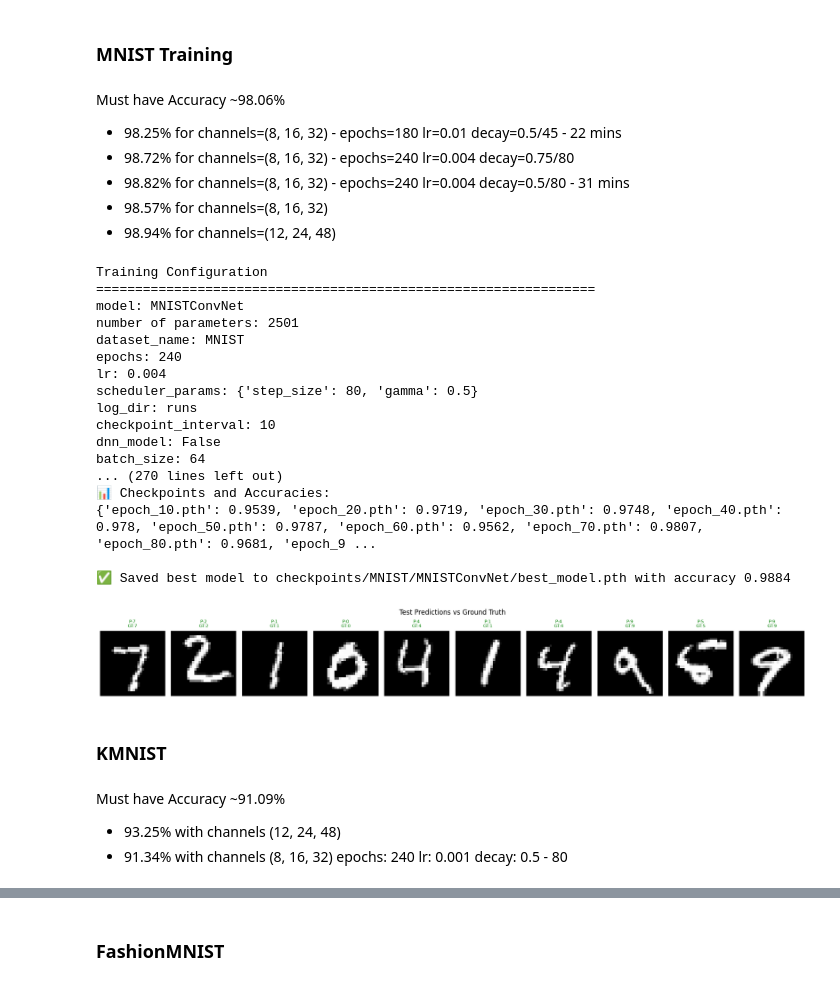
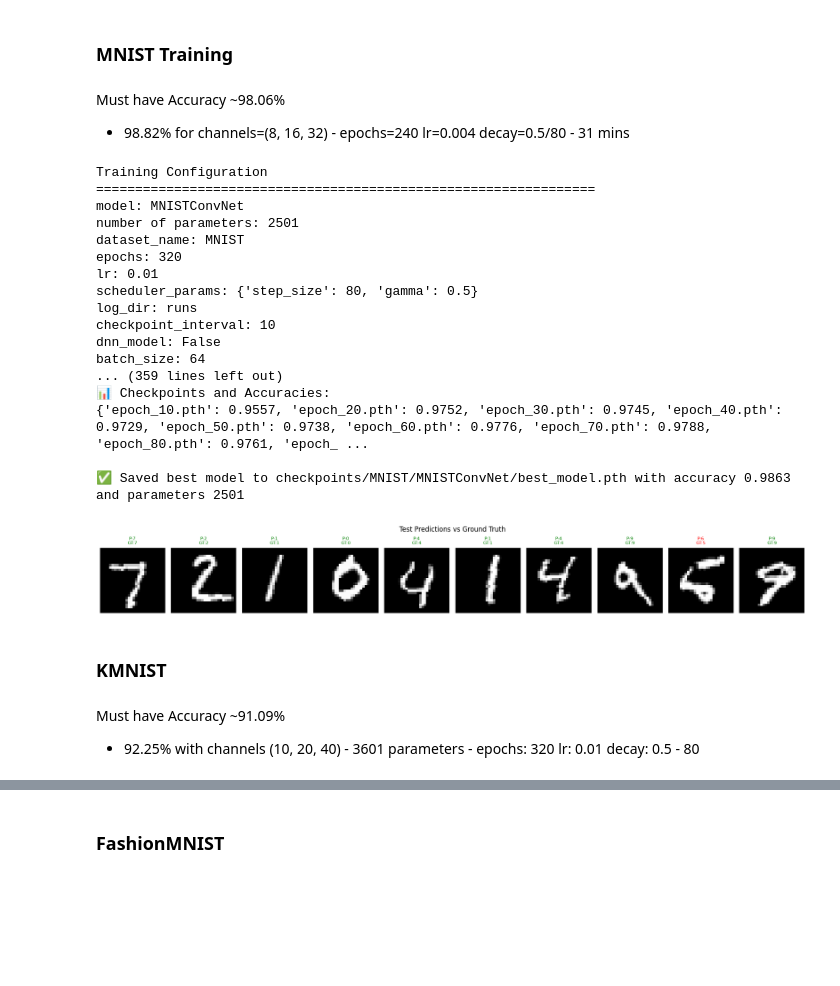
Before and after one commit to anhkhoa706/python-for-dl-homework, a Jupyter notebook: week08/cnn_mnist_fashion_kmnist.ipynb, the cells around one changed output, grey strips where cells are left out. Cells and saved outputs as stored; diff of their text form; code cells hidden in the pictures; blank space fills up the shorter version.

```diff
--- a/week08/cnn_mnist_fashion_kmnist.ipynb
+++ b/week08/cnn_mnist_fashion_kmnist.ipynb
@@ -97,7 +97,8 @@ class BaseConvNet(nn.Module):
         def dw_conv(in_channels, out_channels, use_se=False):
             layers = [
                 # Depthwise convolution: one filter per channel.
-                nn.Conv2d(in_channels, in_channels, kernel_size=3, padding=1, groups=in_channels, bias=False),
+                nn.Conv2d(in_channels, in_channels, kernel_size=3, padding=1,
+                          groups=in_channels, bias=False),
                 nn.BatchNorm2d(in_channels),
                 nn.ReLU(inplace=True),
                 # Pointwise convolution: 1x1 convolution to mix channels.
@@ -112,11 +113,13 @@ class BaseConvNet(nn.Module):
         # First Stage:
         # Increase from 1 input channel (grayscale) to channels[0].
         # Apply an SE block to recalibrate early features.
-        self.layer1 = dw_conv(1, channels[0], use_se=True)    # Output: (channels[0] x 28 x 28)
+        self.layer1 = dw_conv(1, channels[0], use_se=True)
+        # Output: (channels[0] x 28 x 28)
         self.pool1 = nn.MaxPool2d(2)  # Downsample: 28x28 -> 14x14
 
         # Second Stage:
-        # Increase from channels[0] to channels[1], plus an extra block for additional refinement.
+        # Increase from channels[0] to channels[1],
+        # plus an extra block for additional refinement.
         self.layer2 = dw_conv(channels[0], channels[1], use_se=True)
         self.layer2_extra = dw_conv(channels[1], channels[1], use_se=False)
         self.pool2 = nn.MaxPool2d(2)  # Downsample: 14x14 -> 7x7
@@ -165,7 +168,7 @@ class MNISTConvNet(BaseConvNet):
 class KMNISTConvNet(BaseConvNet):
     def __init__(self, num_classes=10):
         # KMNIST: Slightly more complex than MNIST; use moderate capacity.
-        channels = (12, 24, 48) # (12, 24, 48) # (16, 32, 64) # (24, 48, 96)
+        channels = (10, 20, 40) #(12, 24, 48) # (16, 32, 64) # (24, 48, 96)
         super(KMNISTConvNet, self).__init__(num_classes=num_classes, channels=channels)
 
 class FashionMNISTConvNet(BaseConvNet):
@@ -563,37 +553,44 @@ training_config_mnist = TrainingConfig(
 # %% [markdown]
 Must have Accuracy ~98.06%
-- 98.25% for channels=(8, 16, 32) - epochs=180 lr=0.01 decay=0.5/45 - 22 mins
-- 98.72% for channels=(8, 16, 32) - epochs=240 lr=0.004 decay=0.75/80
 - 98.82% for channels=(8, 16, 32) - epochs=240 lr=0.004 decay=0.5/80 - 31 mins
-- 98.57% for channels=(8, 16, 32)
-- 98.94% for channels=(12, 24, 48)
 # %%
+# Create a training configuration object
+training_config_mnist = TrainingConfig(
+    dataset_name="MNIST",
+    epochs=320,
+    lr=0.01,
+    scheduler_params={"step_size": 80, "gamma": 0.5},
+    log_dir="runs",
+    checkpoint_interval=10,
+    dnn_model=False,  # Set to True to use DNN model
+    batch_size=64,
+    augment=True  # Set to True to apply data augmentation
+)
 run_training_pipeline(config=training_config_mnist)
 # %% [output]
 Training Configuration
 ================================================================
 model: MNISTConvNet
 number of parameters: 2501
 dataset_name: MNIST
-epochs: 240
-lr: 0.004
+epochs: 320
+lr: 0.01
 scheduler_params: {'step_size': 80, 'gamma': 0.5}
 log_dir: runs
 checkpoint_interval: 10
 dnn_model: False
 batch_size: 64
-... (270 lines left out)
+... (359 lines left out)
 📊 Checkpoints and Accuracies:
-{'epoch_10.pth': 0.9539, 'epoch_20.pth': 0.9719, 'epoch_30.pth': 0.9748, 'epoch_40.pth': 0.978, 'epoch_50.pth': 0.9787, 'epoch_60.pth': 0.9562, 'epoch_70.pth': 0.9807, 'epoch_80.pth': 0.9681, 'epoch_9 ...
+{'epoch_10.pth': 0.9557, 'epoch_20.pth': 0.9752, 'epoch_30.pth': 0.9745, 'epoch_40.pth': 0.9729, 'epoch_50.pth': 0.9738, 'epoch_60.pth': 0.9776, 'epoch_70.pth': 0.9788, 'epoch_80.pth': 0.9761, 'epoch_ ...
 
-✅ Saved best model to checkpoints/MNIST/MNISTConvNet/best_model.pth with accuracy 0.9884
+✅ Saved best model to checkpoints/MNIST/MNISTConvNet/best_model.pth with accuracy 0.9863 and parameters 2501
-[figure, old version]
+[figure, new version]
 # %% [markdown]
 ### KMNIST
 # %% [markdown]
 Must have Accuracy ~91.09%
-- 93.25% with channels (12, 24, 48)
-- 91.34% with channels (8, 16, 32) epochs: 240 lr: 0.001 decay: 0.5 - 80
+- 92.25% with channels (10, 20, 40) - 3601 parameters - epochs: 320 lr: 0.01 decay: 0.5 - 80
 # %%
 # Create a training configuration object
 training_config_kmnist = TrainingConfig(
```
Also changed, not shown: parts of 8 cells of this notebook, 6 other files.
